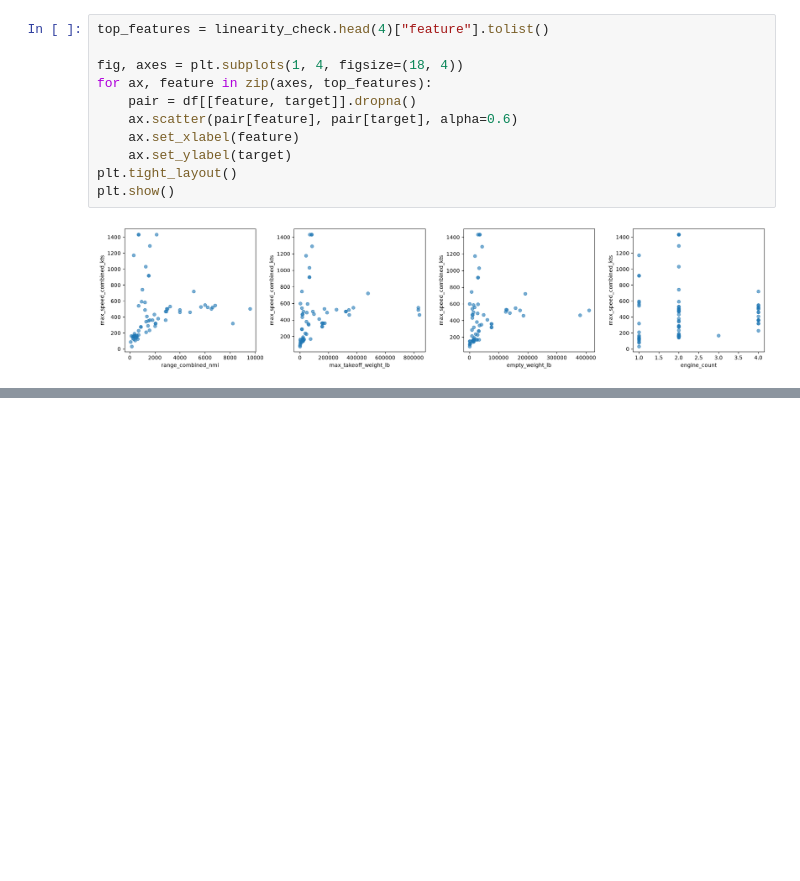
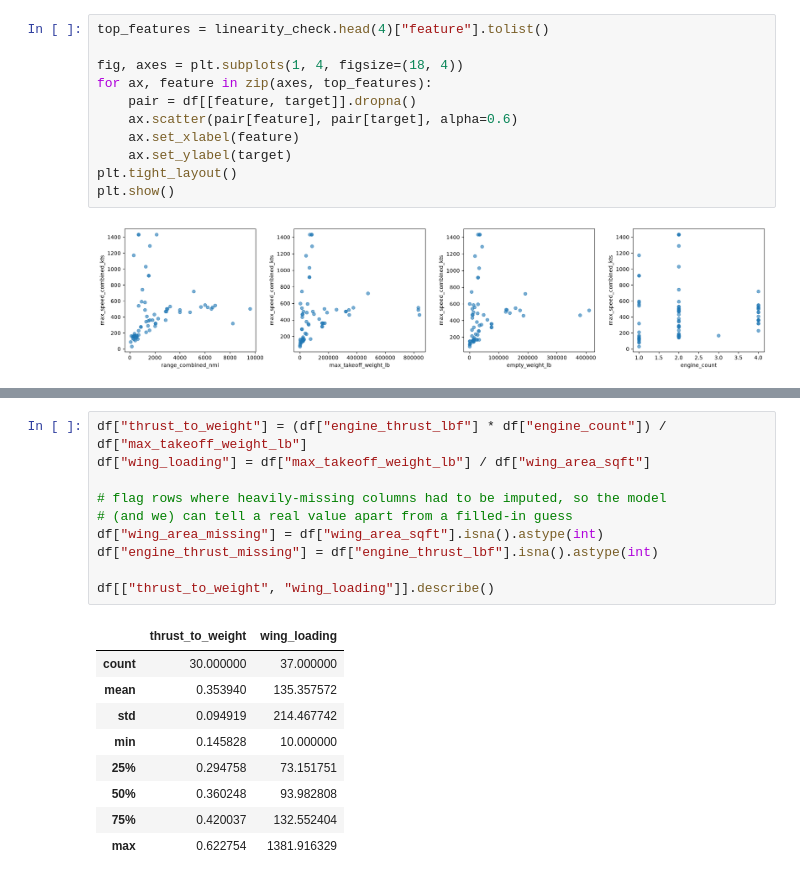
Before and after one commit to jessingit5/FlightEnvelopePredictor, a Jupyter notebook: notebooks/FlightEnvelopePredictor.ipynb, the cells around one changed output, grey strips where cells are left out. Drawn from its saved outputs; the diff is of its cells as text; blank space fills up the shorter version.

Commit message:
FeatureEngineering

```diff
--- a/notebooks/FlightEnvelopePredictor.ipynb
+++ b/notebooks/FlightEnvelopePredictor.ipynb
@@ -196,0 +201,20 @@ plt.show()
+# %%
+df["thrust_to_weight"] = (df["engine_thrust_lbf"] * df["engine_count"]) / df["max_takeoff_weight_lb"]
+df["wing_loading"] = df["max_takeoff_weight_lb"] / df["wing_area_sqft"]
+
+# flag rows where heavily-missing columns had to be imputed, so the model
+# (and we) can tell a real value apart from a filled-in guess
+df["wing_area_missing"] = df["wing_area_sqft"].isna().astype(int)
+df["engine_thrust_missing"] = df["engine_thrust_lbf"].isna().astype(int)
+
+df[["thrust_to_weight", "wing_loading"]].describe()
+# %% [output]
+|  | thrust_to_weight | wing_loading |
+| count | 30.000000 | 37.000000 |
+| mean | 0.353940 | 135.357572 |
+| std | 0.094919 | 214.467742 |
+| min | 0.145828 | 10.000000 |
+| 25% | 0.294758 | 73.151751 |
+| 50% | 0.360248 | 93.982808 |
+| 75% | 0.420037 | 132.552404 |
+| max | 0.622754 | 1381.916329 |
```
Also changed, not shown: parts of 1 cell of this notebook.
